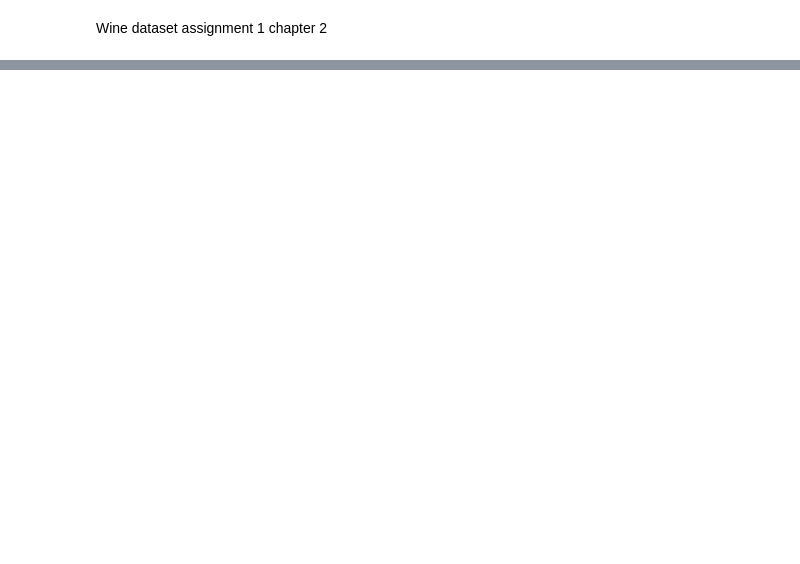
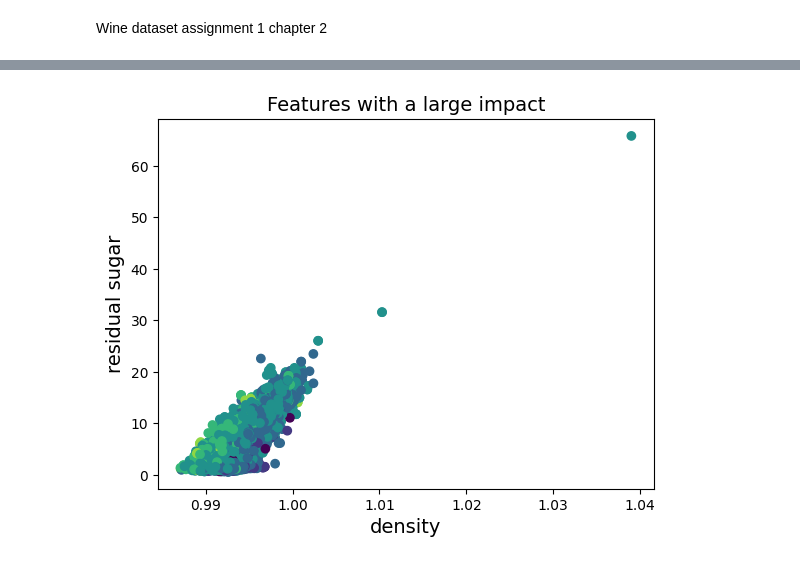
Before and after one commit to Patrick0481/Predictive-Modelling, a Jupyter notebook: Wine_Assignment_1_Chapter_2.ipynb, the cells around one changed output, grey strips where cells are left out. Cells and saved outputs as stored; diff of their text form; code cells hidden in the pictures; blank space fills up the shorter version.

```diff
--- a/Wine_Assignment_1_Chapter_2.ipynb
+++ b/Wine_Assignment_1_Chapter_2.ipynb
@@ -36,0 +131,16 @@ None
+# %%
+#total sulfur dioxide and volatile acidity
+#x=White_wine_df[White_wine_df['quality'].isin([3, 4, 5, 6, 7, 8, 9])][['total sulfur dioxide']]
+#y=White_wine_df[White_wine_df['quality'].isin([3, 4, 5, 6, 7, 8, 9])]['volatile acidity']
+
+x=White_wine_df[White_wine_df['quality'].isin([3, 4, 5, 6, 7, 8, 9])][['density']]
+y=White_wine_df[White_wine_df['quality'].isin([3, 4, 5, 6, 7, 8, 9])]['residual sugar']
+
+plt.scatter(x, y, c=White_wine_df[White_wine_df['quality'].isin([3, 4, 5, 6, 7, 8, 9])]['quality'], label='Class 0')
+plt.title('Features with a large impact')
+plt.xlabel("density")
+plt.ylabel('residual sugar')
+
+plt.show()
+# %% [output]
+[figure, added]
```
Also changed, not shown: parts of 18 cells of this notebook, 1 other file.
